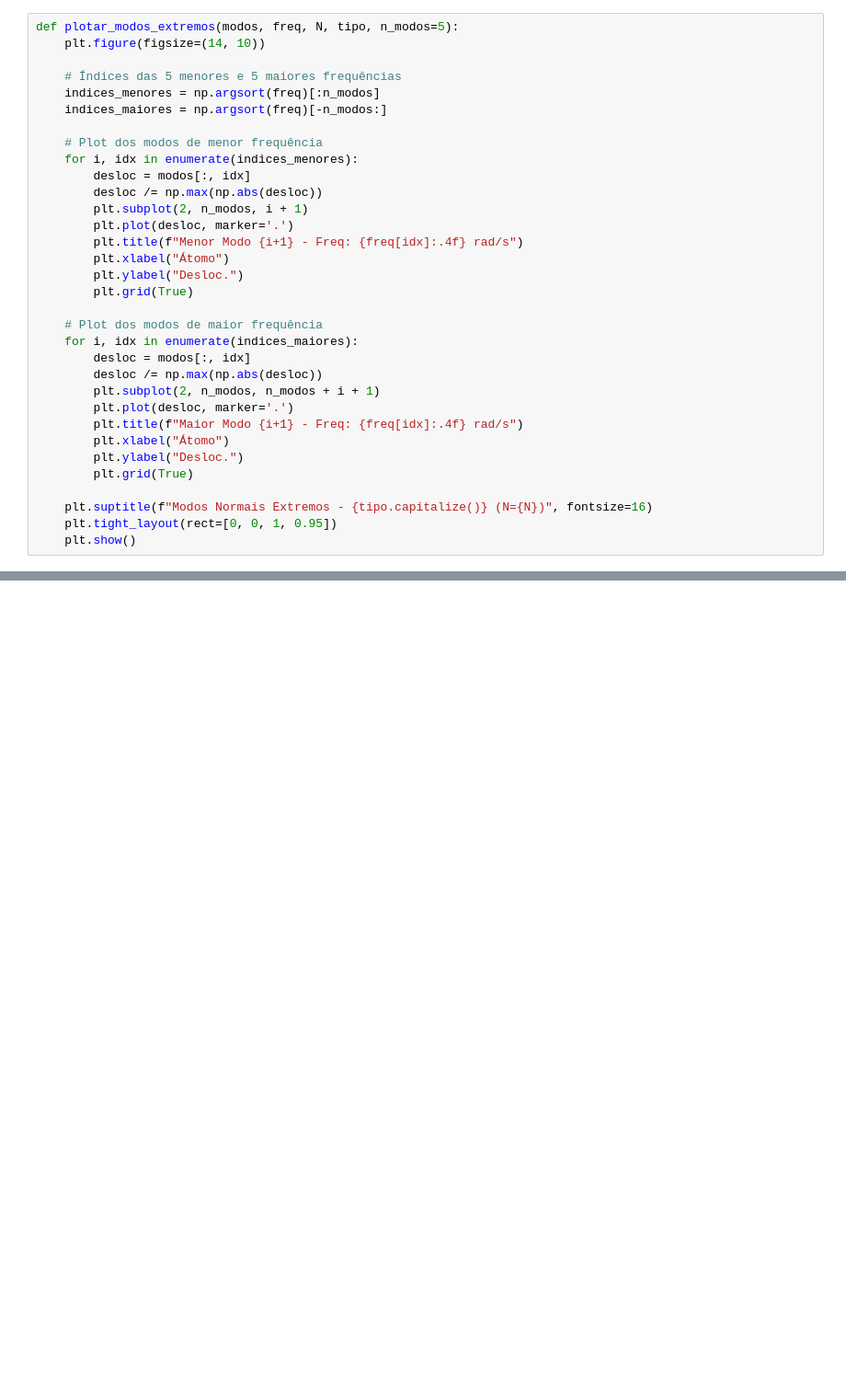
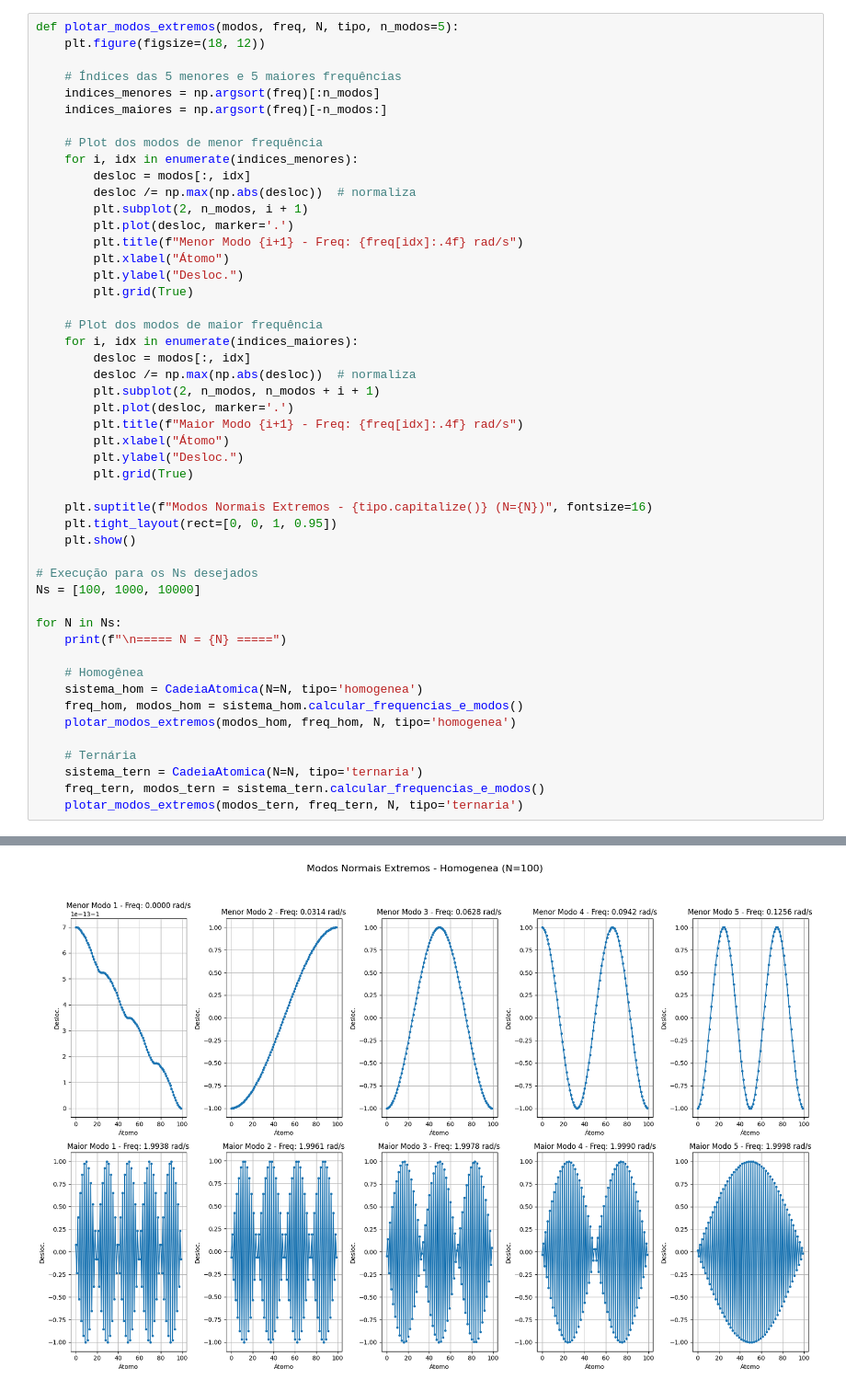
Before and after one commit to gabireisch/av5, a Jupyter notebook: av5.ipynb, the cells around one changed output, grey strips where cells are left out. Shown at 92% size. Cells and saved outputs as stored; diff of their text form; blank space fills up the shorter version.

```diff
--- a/av5.ipynb
+++ b/av5.ipynb
@@ -296,7 +174,7 @@ Ternária - Primeiras 5 frequências: [0.         0.00362759 0.00363001 0.007255
 ![alt text](ex3.png)
 # %%
 def plotar_modos_extremos(modos, freq, N, tipo, n_modos=5):
-    plt.figure(figsize=(14, 10))
+    plt.figure(figsize=(18, 12))
 
     # Índices das 5 menores e 5 maiores frequências
     indices_menores = np.argsort(freq)[:n_modos]
@@ -305,7 +183,7 @@ def plotar_modos_extremos(modos, freq, N, tipo, n_modos=5):
     # Plot dos modos de menor frequência
     for i, idx in enumerate(indices_menores):
         desloc = modos[:, idx]
-        desloc /= np.max(np.abs(desloc))
+        desloc /= np.max(np.abs(desloc))  # normaliza
         plt.subplot(2, n_modos, i + 1)
         plt.plot(desloc, marker='.')
         plt.title(f"Menor Modo {i+1} - Freq: {freq[idx]:.4f} rad/s")
@@ -316,7 +194,7 @@ def plotar_modos_extremos(modos, freq, N, tipo, n_modos=5):
     # Plot dos modos de maior frequência
     for i, idx in enumerate(indices_maiores):
         desloc = modos[:, idx]
-        desloc /= np.max(np.abs(desloc))
+        desloc /= np.max(np.abs(desloc))  # normaliza
         plt.subplot(2, n_modos, n_modos + i + 1)
         plt.plot(desloc, marker='.')
         plt.title(f"Maior Modo {i+1} - Freq: {freq[idx]:.4f} rad/s")
@@ -327,3 +205,20 @@ def plotar_modos_extremos(modos, freq, N, tipo, n_modos=5):
     plt.suptitle(f"Modos Normais Extremos - {tipo.capitalize()} (N={N})", fontsize=16)
     plt.tight_layout(rect=[0, 0, 1, 0.95])
     plt.show()
+
+# Execução para os Ns desejados
+Ns = [100, 1000, 10000]
+
+for N in Ns:
+    print(f"\n===== N = {N} =====")
+
+    # Homogênea
+    sistema_hom = CadeiaAtomica(N=N, tipo='homogenea')
+    freq_hom, modos_hom = sistema_hom.calcular_frequencias_e_modos()
+    plotar_modos_extremos(modos_hom, freq_hom, N, tipo='homogenea')
+
+    # Ternária
+    sistema_tern = CadeiaAtomica(N=N, tipo='ternaria')
+    freq_tern, modos_tern = sistema_tern.calcular_frequencias_e_modos()
+    plotar_modos_extremos(modos_tern, freq_tern, N, tipo='ternaria')
+# %% [output]
@@ -329,0 +226 @@ def plotar_modos_extremos(modos, freq, N, tipo, n_modos=5):
+[figure, added]
```
Also changed, not shown: parts of 11 cells of this notebook.
